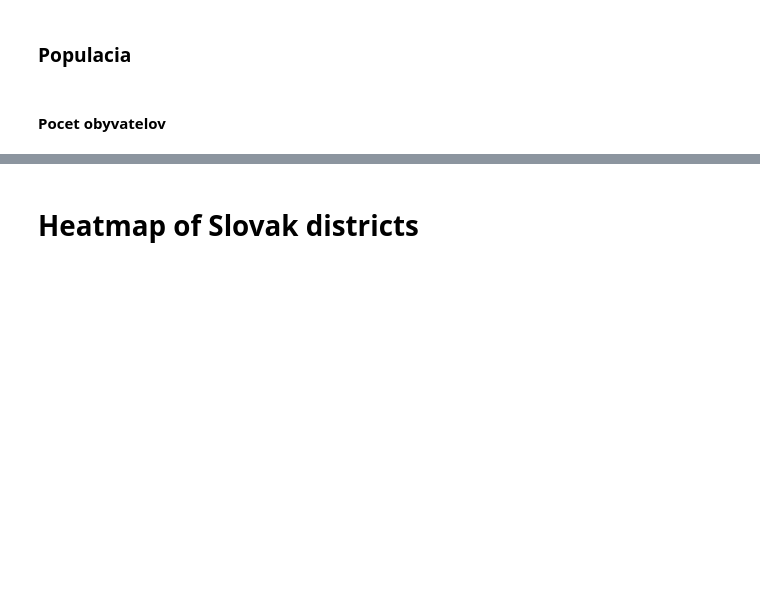
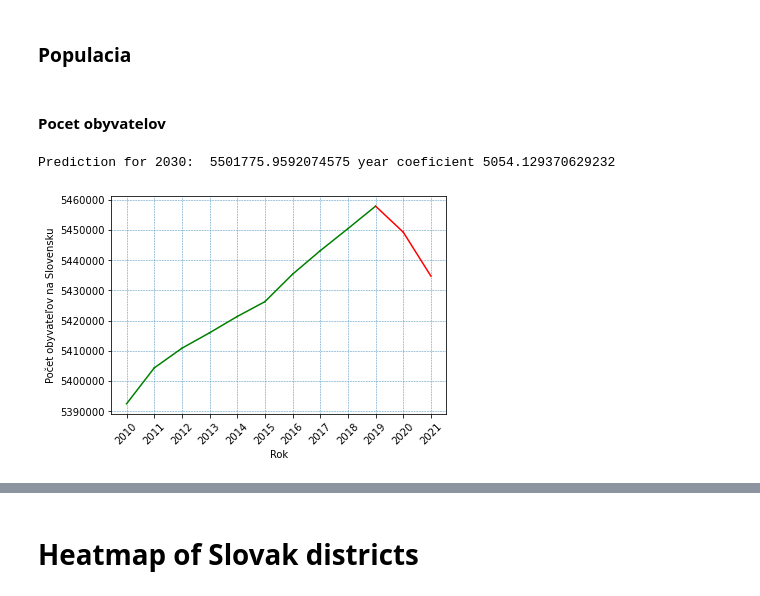
Before and after one commit to samuel-soltys/slovak-analysis, a Jupyter notebook: workbook.ipynb, the cells around one changed output, grey strips where cells are left out. Saved outputs shown, nothing was run; the diff lists cells and outputs as text; code cells hidden in the pictures; blank space fills up the shorter version.

```diff
--- a/workbook.ipynb
+++ b/workbook.ipynb
@@ -237,3 +280,33 @@ plt.savefig("priemerna_zamestnanost_v_case.png", transparent=True, dpi=300)
 ### Populacia
 # %% [markdown]
 #### Pocet obyvatelov
+# %%
+years_range = range(2010,2022)
+
+pocet_obyvatelov_total = []
+for year in range(2010,2022):
+    pocet_obyvatelov_total.append(sum(years[year]["pocet_obyvatelov"]))
+fig, ax = plt.subplots()
+
+for x1, x2, y1,y2 in zip(years_range, years_range[1:], pocet_obyvatelov_total, pocet_obyvatelov_total[1:]):
+    if y1 > y2:
+        plt.plot([x1, x2], [y1, y2], 'r')
+    elif y1 < y2:
+        plt.plot([x1, x2], [y1, y2], 'g')
+    else:
+        plt.plot([x1, x2], [y1, y2], 'b')
+
+plt.xlabel("Rok")
+plt.ylabel("Počet obyvateľov na Slovensku")
+plt.xticks(np.arange(2010, 2022, 1.0), rotation=45)
+plt.grid(color = '#458EBC', linestyle = '--', linewidth = 0.5)
+ax.ticklabel_format(style='plain')
+
+# make a predition for x=2030 year from list y=pocet_obyvatelov_total and x=years_range
+print("Prediction for 2030: ", np.polyfit(years_range, pocet_obyvatelov_total, 1)[0]*2030 + np.polyfit(years_range, pocet_obyvatelov_total, 1)[1],"year coeficient" , np.polyfit(years_range, pocet_obyvatelov_total, 1)[0])
+
+
+plt.savefig("pocet_obyvatelov_cas.png", transparent=True, dpi=300, bbox_inches = 'tight')
+# %% [output]
+Prediction for 2030:  5501775.9592074575 year coeficient 5054.129370629232
+[figure, added]
```
Also changed, not shown: parts of 47 cells of this notebook.
